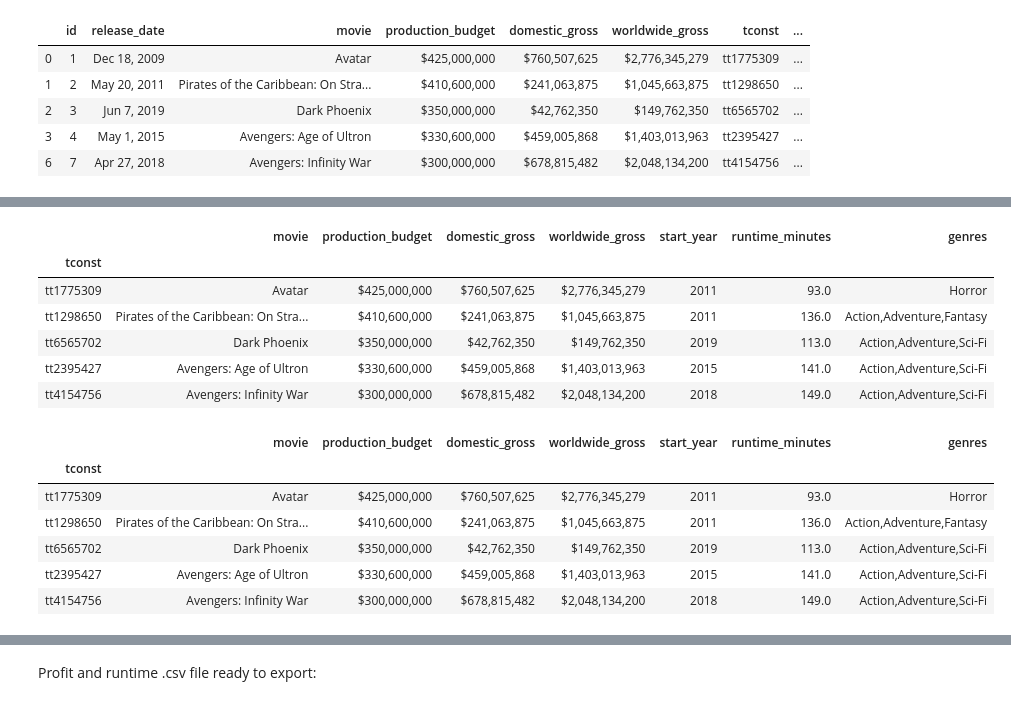
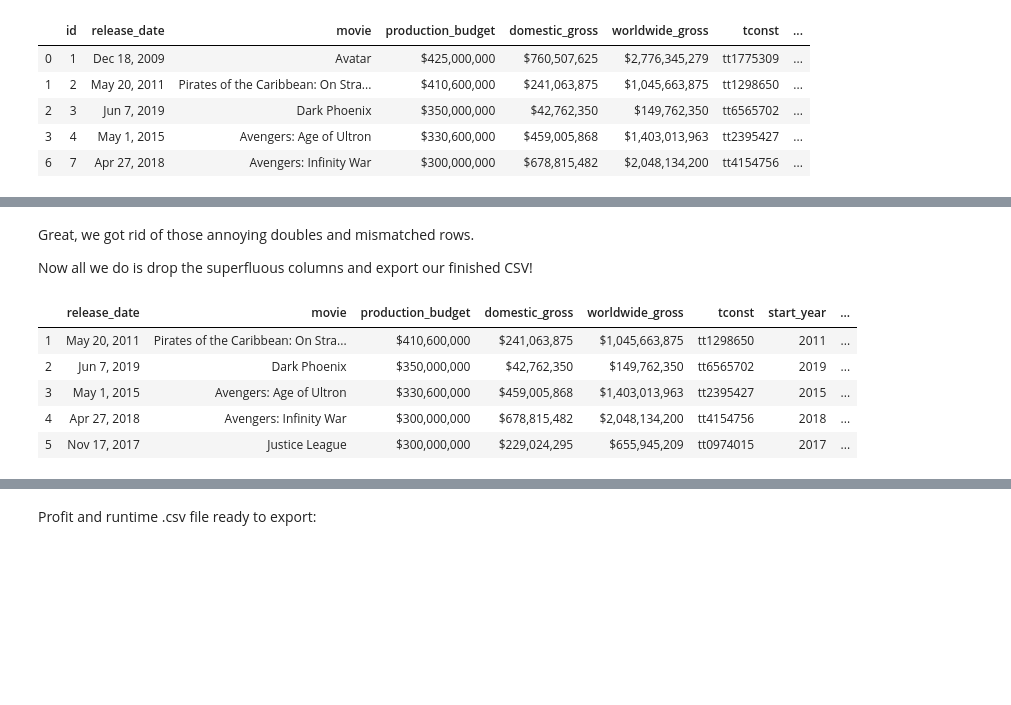
Before and after one commit to stevenzych/movie-analysis, a Jupyter notebook: steven_group_q_profit_runtime_cleaning.ipynb, the cells around one changed output, grey strips where cells are left out. Drawn from its saved outputs; the diff is of its cells as text; code cells hidden in the pictures; blank space fills up the shorter version.

```diff
--- a/steven_group_q_profit_runtime_cleaning.ipynb
+++ b/steven_group_q_profit_runtime_cleaning.ipynb
@@ -92,0 +114,19 @@ nulldrop.head()
+# %%
+# Here we check every "release_date" (mom) against the "start_year" (baby)
+# to see if they match. If they match, we add their boolean value to a
+# new list. This list "y" reads True for rows that are accurate.
+
+y = []
+for i in range(0,3309):
+    mom = nulldrop['release_date'][i][-4:]
+    baby = str(nulldrop['start_year'][i])
+    if mom == baby:
+        y.append(True)
+    else:
+        y.append(False)
+# %%
+# We pass this boolean list to our DataFrame and return a new DF nodupes which
+# has dropped all the problematic rows. Notice how the Avatar entry is missing?
+
+nodupes = nulldrop[y]
+nodupes.head()
@@ -93,37 +140,15 @@ nulldrop.head()
+# %% [markdown]
+Great, we got rid of those annoying doubles and mismatched rows.
+
+Now all we do is drop the superfluous columns and export our finished CSV!
 # %%
-# Drop columns we don't need. Set new index
-columndrop = nulldrop.set_index('tconst').drop(['id', 'original_title', 'release_date'], axis=1)
+# Drop columns we don't need, and ones we accidentally added
+columndrop = nodupes.drop(['id', 'index', 'level_0', 'original_title', 'tconst2'], axis=1)
 columndrop.head()
 # %% [output]
-|  | movie | production_budget | domestic_gross | worldwide_gross | start_year | runtime_minutes | genres |
-| tconst |  |  |  |  |  |  |  |
-| tt1775309 | Avatar | $425,000,000 | $760,507,625 | $2,776,345,279 | 2011 | 93.0 | Horror |
-| tt1298650 | Pirates of the Caribbean: On Stra... | $410,600,000 | $241,063,875 | $1,045,663,875 | 2011 | 136.0 | Action,Adventure,Fantasy |
-| tt6565702 | Dark Phoenix | $350,000,000 | $42,762,350 | $149,762,350 | 2019 | 113.0 | Action,Adventure,Sci-Fi |
-| tt2395427 | Avengers: Age of Ultron | $330,600,000 | $459,005,868 | $1,403,013,963 | 2015 | 141.0 | Action,Adventure,Sci-Fi |
-| tt4154756 | Avengers: Infinity War | $300,000,000 | $678,815,482 | $2,048,134,200 | 2018 | 149.0 | Action,Adventure,Sci-Fi |
+|  | release_date | movie | production_budget | domestic_gross | worldwide_gross | tconst | start_year | ... |
+| 1 | May 20, 2011 | Pirates of the Caribbean: On Stra... | $410,600,000 | $241,063,875 | $1,045,663,875 | tt1298650 | 2011 | ... |
+| 2 | Jun 7, 2019 | Dark Phoenix | $350,000,000 | $42,762,350 | $149,762,350 | tt6565702 | 2019 | ... |
+| 3 | May 1, 2015 | Avengers: Age of Ultron | $330,600,000 | $459,005,868 | $1,403,013,963 | tt2395427 | 2015 | ... |
+| 4 | Apr 27, 2018 | Avengers: Infinity War | $300,000,000 | $678,815,482 | $2,048,134,200 | tt4154756 | 2018 | ... |
+| 5 | Nov 17, 2017 | Justice League | $300,000,000 | $229,024,295 | $655,945,209 | tt0974015 | 2017 | ... |
-# %%
-# Drop duplicates based on repeat names.
-# Using release date too incase of remake/franchise.
-
-# I made a Pandas series of booleans, reversed that series with a new
-# one, then passed that series to the dataframe.
-
-x = (columndrop.movie.duplicated() & columndrop.start_year.duplicated())
-y = []
-for value in x:
-    if value == True:
-        y.append(False)
-    else:
-        y.append(True)
-
-nodupes = columndrop[y]
-nodupes.head()
-# %% [output]
-|  | movie | production_budget | domestic_gross | worldwide_gross | start_year | runtime_minutes | genres |
-| tconst |  |  |  |  |  |  |  |
-| tt1775309 | Avatar | $425,000,000 | $760,507,625 | $2,776,345,279 | 2011 | 93.0 | Horror |
-| tt1298650 | Pirates of the Caribbean: On Stra... | $410,600,000 | $241,063,875 | $1,045,663,875 | 2011 | 136.0 | Action,Adventure,Fantasy |
-| tt6565702 | Dark Phoenix | $350,000,000 | $42,762,350 | $149,762,350 | 2019 | 113.0 | Action,Adventure,Sci-Fi |
-| tt2395427 | Avengers: Age of Ultron | $330,600,000 | $459,005,868 | $1,403,013,963 | 2015 | 141.0 | Action,Adventure,Sci-Fi |
-| tt4154756 | Avengers: Infinity War | $300,000,000 | $678,815,482 | $2,048,134,200 | 2018 | 149.0 | Action,Adventure,Sci-Fi |
```
Also changed, not shown: parts of 8 cells of this notebook, 3 other files.
